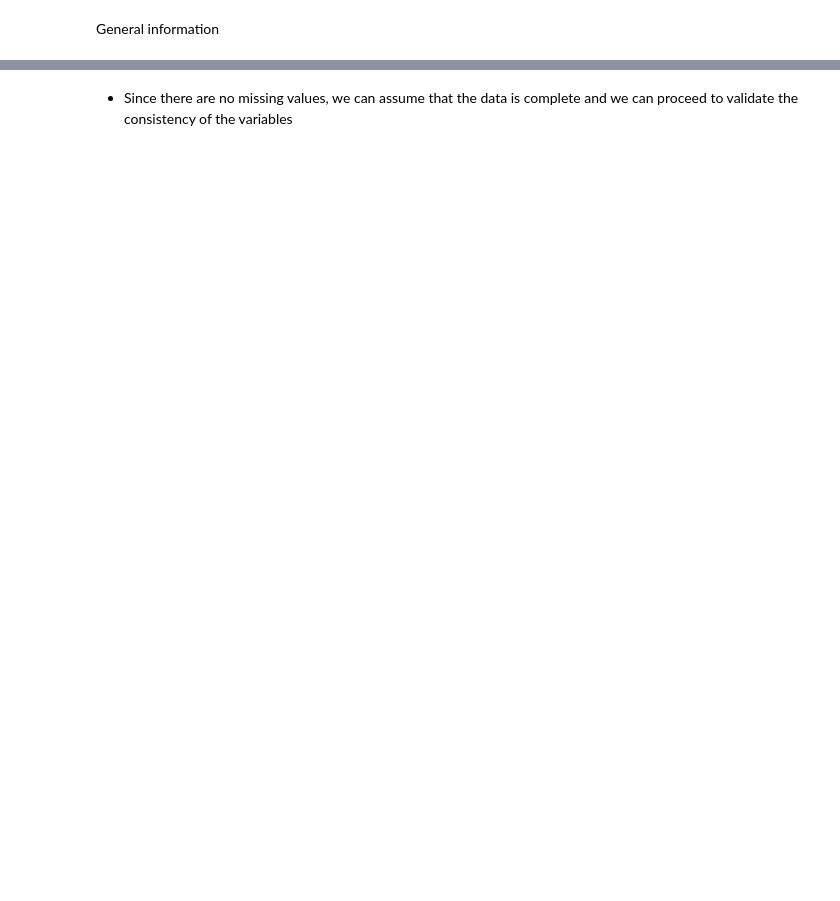
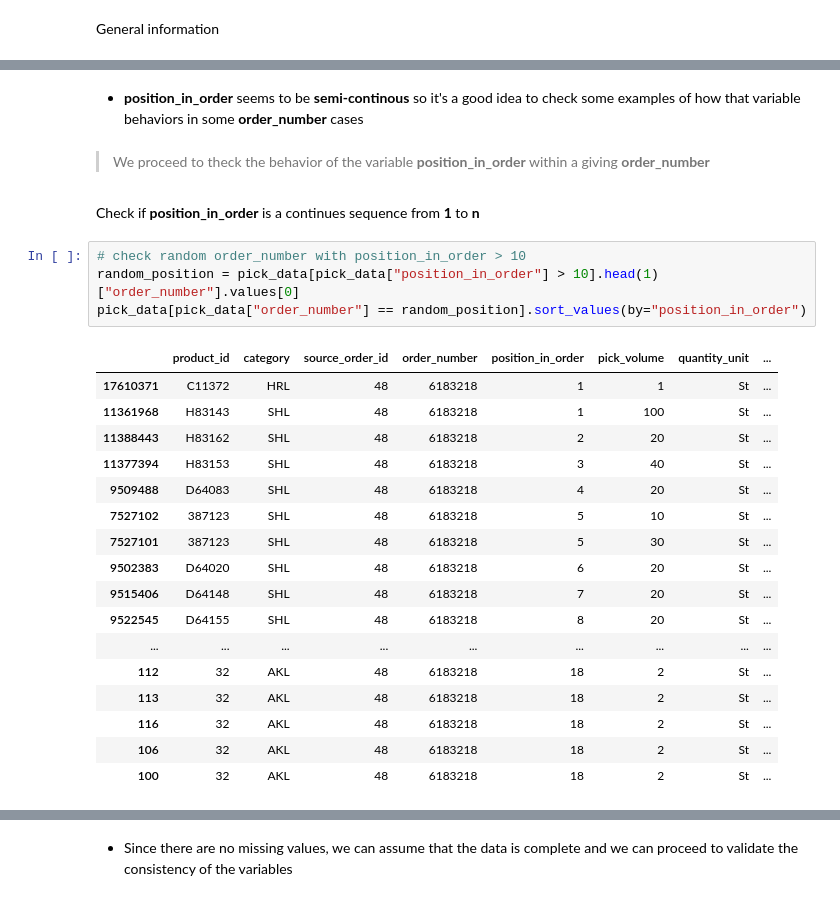
Before and after one commit to aleksandarkling/OBETAWarehousingAnalyticsProject, a Jupyter notebook: Step 1 - Preparing Data/pick_data.ipynb, the cells around one changed output, grey strips where cells are left out. Drawn from its saved outputs; the diff is of its cells as text; blank space fills up the shorter version.

```diff
--- a/Step 1 - Preparing Data/pick_data.ipynb
+++ b/Step 1 - Preparing Data/pick_data.ipynb
@@ -213,0 +308,28 @@ The last hour of the picks_data is:  23
+# %% [markdown]
+* **position_in_order** seems to be **semi-continous** so it's a good idea to check some examples of how that variable behaviors in some **order_number** cases
+# %% [markdown]
+> We proceed to theck the behavior of the variable **position_in_order** within a giving **order_number**
+# %% [markdown]
+Check if **position_in_order** is a continues sequence from **1** to **n**
+# %%
+# check random order_number with position_in_order > 10
+random_position = pick_data[pick_data["position_in_order"] > 10].head(1)["order_number"].values[0]
+pick_data[pick_data["order_number"] == random_position].sort_values(by="position_in_order")
+# %% [output]
+|  | product_id | category | source_order_id | order_number | position_in_order | pick_volume | quantity_unit | ... |
+| 17610371 | C11372 | HRL | 48 | 6183218 | 1 | 1 | St | ... |
+| 11361968 | H83143 | SHL | 48 | 6183218 | 1 | 100 | St | ... |
+| 11388443 | H83162 | SHL | 48 | 6183218 | 2 | 20 | St | ... |
+| 11377394 | H83153 | SHL | 48 | 6183218 | 3 | 40 | St | ... |
+| 9509488 | D64083 | SHL | 48 | 6183218 | 4 | 20 | St | ... |
+| 7527102 | 387123 | SHL | 48 | 6183218 | 5 | 10 | St | ... |
+| 7527101 | 387123 | SHL | 48 | 6183218 | 5 | 30 | St | ... |
+| 9502383 | D64020 | SHL | 48 | 6183218 | 6 | 20 | St | ... |
+| 9515406 | D64148 | SHL | 48 | 6183218 | 7 | 20 | St | ... |
+| 9522545 | D64155 | SHL | 48 | 6183218 | 8 | 20 | St | ... |
+| ... | ... | ... | ... | ... | ... | ... | ... | ... |
+| 112 | 32 | AKL | 48 | 6183218 | 18 | 2 | St | ... |
+| 113 | 32 | AKL | 48 | 6183218 | 18 | 2 | St | ... |
+| 116 | 32 | AKL | 48 | 6183218 | 18 | 2 | St | ... |
+| 106 | 32 | AKL | 48 | 6183218 | 18 | 2 | St | ... |
+| 100 | 32 | AKL | 48 | 6183218 | 18 | 2 | St | ... |
```
Also changed, not shown: parts of 149 cells of this notebook, 2 other files.
